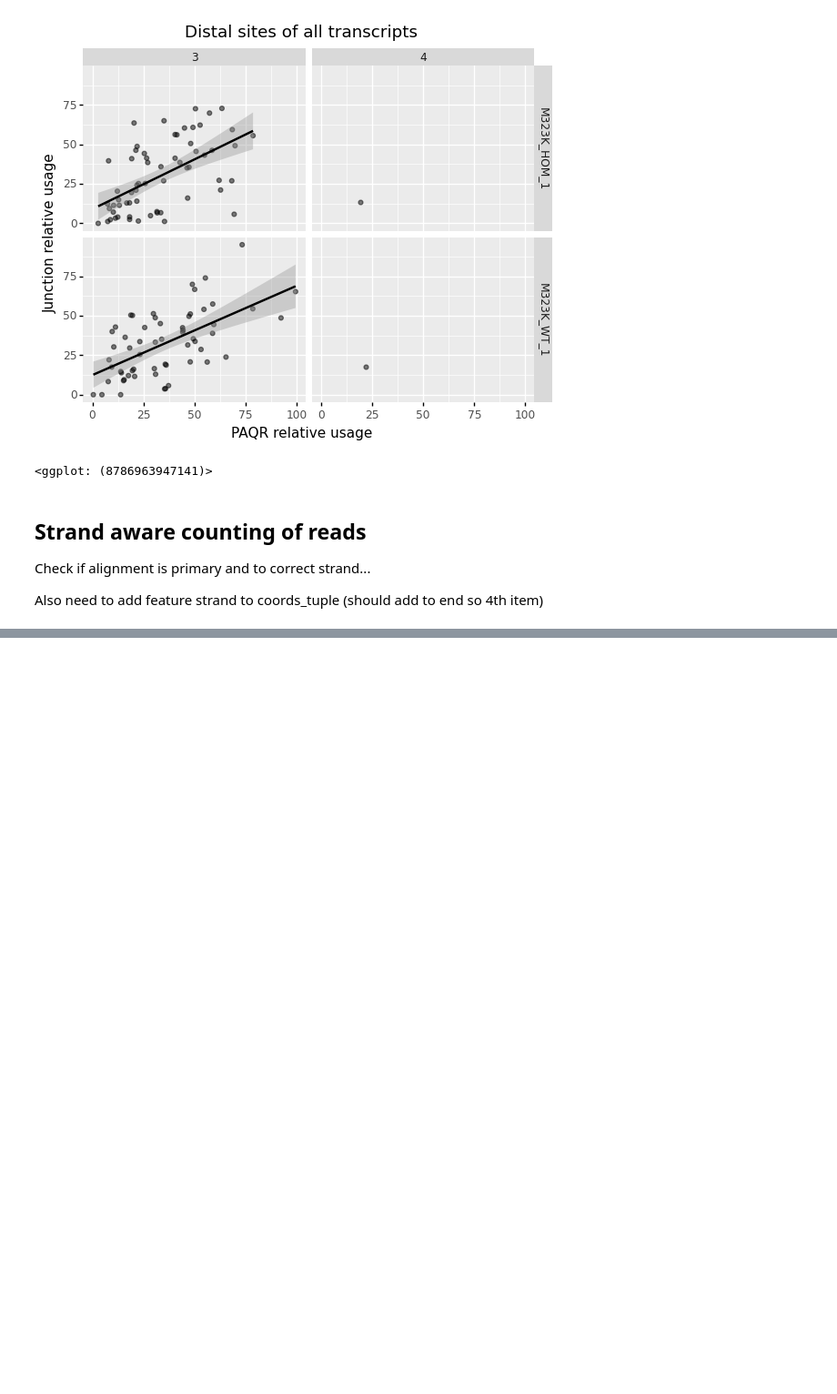
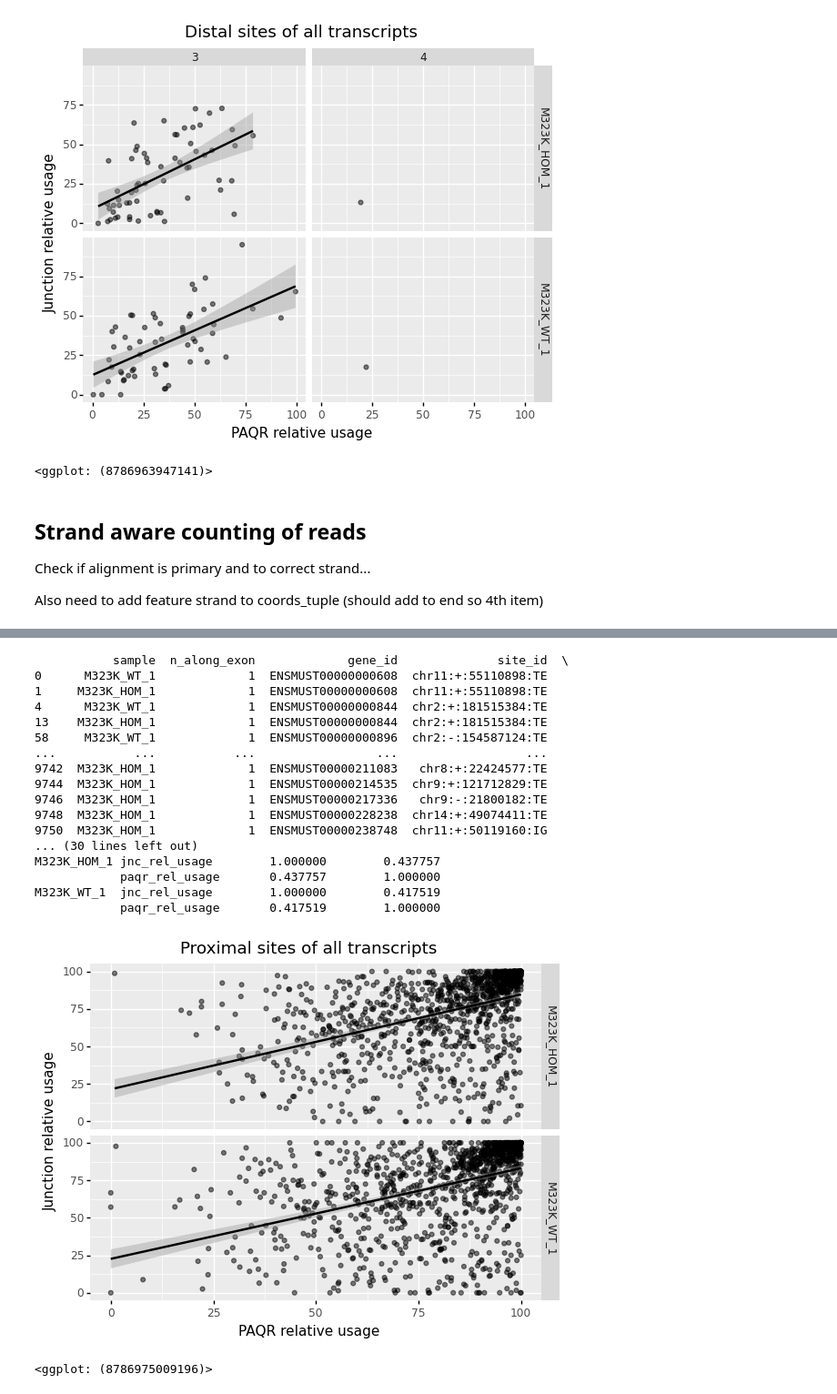
Before and after one commit to SamBryce-Smith/polyA_junctions, a Jupyter notebook: scripts/notebooks/polya_junction_quant_paqr_m323k_high_confidence.ipynb, the cells around one changed output, grey strips where cells are left out. Shown at 91% size. Drawn from its saved outputs; the diff is of its cells as text; code cells hidden in the pictures; blank space fills up the shorter version.

```diff
--- a/scripts/notebooks/polya_junction_quant_paqr_m323k_high_confidence.ipynb
+++ b/scripts/notebooks/polya_junction_quant_paqr_m323k_high_confidence.ipynb
@@ -1495,0 +1647,38 @@ def is_valid_read(read, region_strand):
+# %%
+v2_prox_positive_rel_use_df = v2_positive_rel_usage_df.loc[v2_positive_rel_usage_df.n_along_exon == 1]
+#print(prox_positive_rel_use_df)
+
+## Appear to be duplicate site_id rows in df - remove these
+v2_prox_positive_rel_use_df = v2_prox_positive_rel_use_df.drop_duplicates(subset = ["sample","site_id"],
+                                                                     keep="first")
+print(v2_prox_positive_rel_use_df)
+
+print(v2_prox_positive_rel_use_df.groupby(["sample"])[["jnc_rel_usage", "paqr_rel_usage"]].corr())
+
+(ggplot(v2_prox_positive_rel_use_df, aes(x="paqr_rel_usage", y = "jnc_rel_usage")) +
+ geom_point(alpha = 0.5) +
+ facet_grid("sample ~ .") +
+ stat_smooth(method = "lm") +
+ labs(title = "Proximal sites of all transcripts",
+      x = "PAQR relative usage",
+      y = "Junction relative usage"))
+# %% [output]
+           sample  n_along_exon             gene_id              site_id  \
+0      M323K_WT_1             1  ENSMUST00000000608  chr11:+:55110898:TE
+1     M323K_HOM_1             1  ENSMUST00000000608  chr11:+:55110898:TE
+4      M323K_WT_1             1  ENSMUST00000000844  chr2:+:181515384:TE
+13    M323K_HOM_1             1  ENSMUST00000000844  chr2:+:181515384:TE
+58     M323K_WT_1             1  ENSMUST00000000896  chr2:-:154587124:TE
+...           ...           ...                 ...                  ...
+9742  M323K_HOM_1             1  ENSMUST00000211083   chr8:+:22424577:TE
+9744  M323K_HOM_1             1  ENSMUST00000214535  chr9:+:121712829:TE
+9746  M323K_HOM_1             1  ENSMUST00000217336   chr9:-:21800182:TE
+9748  M323K_HOM_1             1  ENSMUST00000228238  chr14:+:49074411:TE
+9750  M323K_HOM_1             1  ENSMUST00000238748  chr11:+:50119160:IG
+... (30 lines left out)
+M323K_HOM_1 jnc_rel_usage        1.000000        0.437757
+            paqr_rel_usage       0.437757        1.000000
+M323K_WT_1  jnc_rel_usage        1.000000        0.417519
+            paqr_rel_usage       0.417519        1.000000
+[figure, added]
+<ggplot: (8786975009196)>
```
Also changed, not shown: parts of 3 cells of this notebook.
